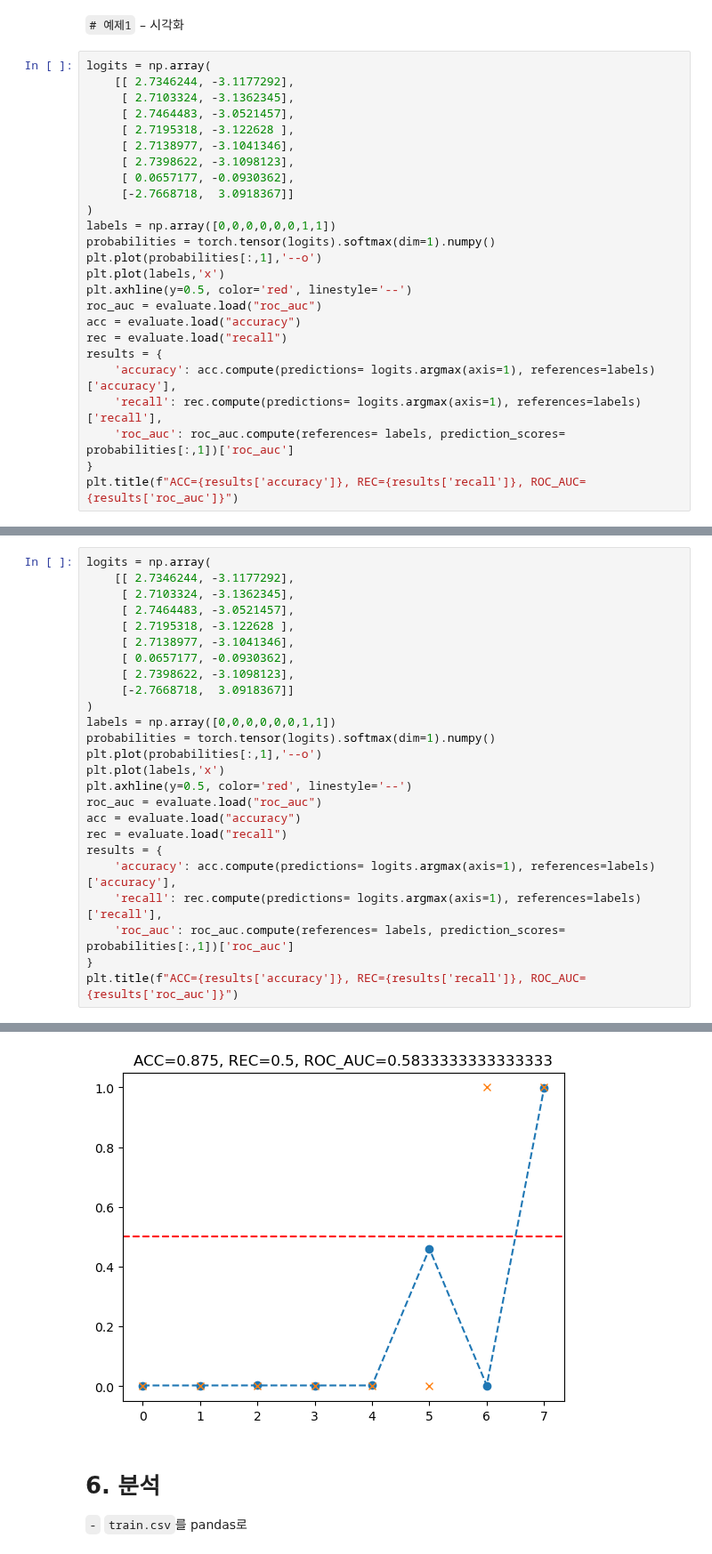
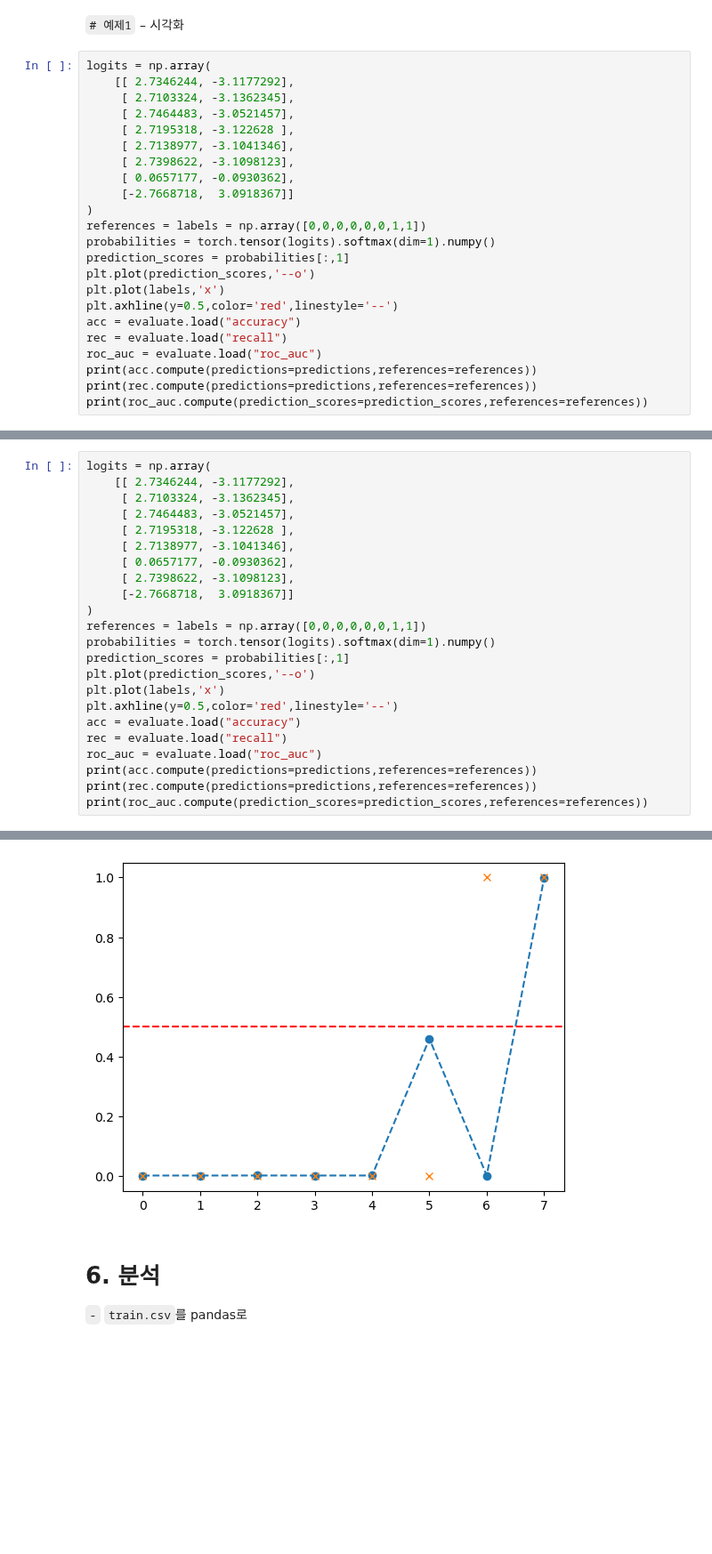
Before and after one commit to guebin/MP2024, a Jupyter notebook: docs/posts/12wk-1.out.ipynb, the cells around one changed output, grey strips where cells are left out. Shown at 89% size. Saved outputs shown, nothing was run; the diff lists cells and outputs as text; blank space fills up the shorter version.

```diff
--- a/docs/posts/12wk-1.out.ipynb
+++ b/docs/posts/12wk-1.out.ipynb
@@ -206,18 +281,16 @@ logits = np.array(
      [ 0.0657177, -0.0930362],
      [-2.7668718,  3.0918367]]
 )
-labels = np.array([0,0,0,0,0,0,1,1])
+references = labels = np.array([0,0,0,0,0,0,1,1])
 probabilities = torch.tensor(logits).softmax(dim=1).numpy()
-plt.plot(probabilities[:,1],'--o')
+prediction_scores = probabilities[:,1]
+plt.plot(prediction_scores,'--o')
 plt.plot(labels,'x')
-plt.axhline(y=0.5, color='red', linestyle='--')
-roc_auc = evaluate.load("roc_auc")
+plt.axhline(y=0.5,color='red',linestyle='--')
 acc = evaluate.load("accuracy")
 rec = evaluate.load("recall")
-results = {
-    'accuracy': acc.compute(predictions= logits.argmax(axis=1), references=labels)['accuracy'],
-    'recall': rec.compute(predictions= logits.argmax(axis=1), references=labels)['recall'],
-    'roc_auc': roc_auc.compute(references= labels, prediction_scores= probabilities[:,1])['roc_auc']
-}
-plt.title(f"ACC={results['accuracy']}, REC={results['recall']}, ROC_AUC={results['roc_auc']}")
+roc_auc = evaluate.load("roc_auc")
+print(acc.compute(predictions=predictions,references=references))
+print(rec.compute(predictions=predictions,references=references))
+print(roc_auc.compute(prediction_scores=prediction_scores,references=references))
 # %% [output]
@@ -233,18 +311,16 @@ logits = np.array(
      [ 2.7398622, -3.1098123],
      [-2.7668718,  3.0918367]]
 )
-labels = np.array([0,0,0,0,0,0,1,1])
+references = labels = np.array([0,0,0,0,0,0,1,1])
 probabilities = torch.tensor(logits).softmax(dim=1).numpy()
-plt.plot(probabilities[:,1],'--o')
+prediction_scores = probabilities[:,1]
+plt.plot(prediction_scores,'--o')
 plt.plot(labels,'x')
-plt.axhline(y=0.5, color='red', linestyle='--')
-roc_auc = evaluate.load("roc_auc")
+plt.axhline(y=0.5,color='red',linestyle='--')
 acc = evaluate.load("accuracy")
 rec = evaluate.load("recall")
-results = {
-    'accuracy': acc.compute(predictions= logits.argmax(axis=1), references=labels)['accuracy'],
-    'recall': rec.compute(predictions= logits.argmax(axis=1), references=labels)['recall'],
-    'roc_auc': roc_auc.compute(references= labels, prediction_scores= probabilities[:,1])['roc_auc']
-}
-plt.title(f"ACC={results['accuracy']}, REC={results['recall']}, ROC_AUC={results['roc_auc']}")
+roc_auc = evaluate.load("roc_auc")
+print(acc.compute(predictions=predictions,references=references))
+print(rec.compute(predictions=predictions,references=references))
+print(roc_auc.compute(prediction_scores=prediction_scores,references=references))
 # %% [output]
@@ -251,4 +330,4 @@ plt.title(f"ACC={results['accuracy']}, REC={results['recall']}, ROC_AUC={results
-[figure, old version]
+[figure, new version]
 # %% [markdown]
 # 6. 분석
 
```
Also changed, not shown: parts of 59 cells of this notebook, 40 other files.
